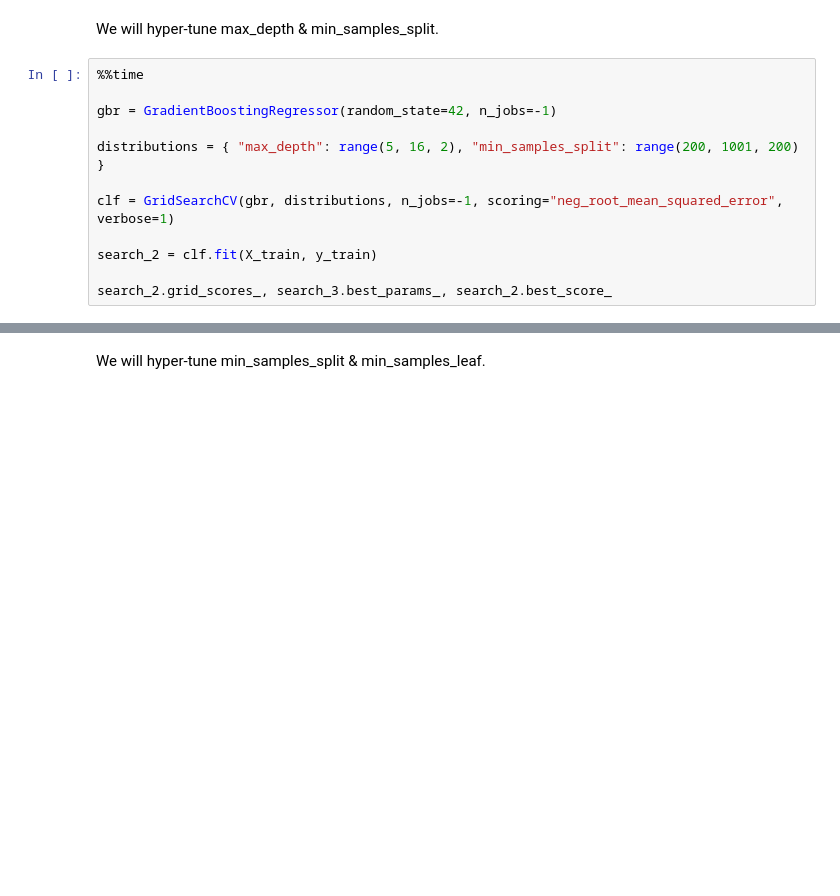
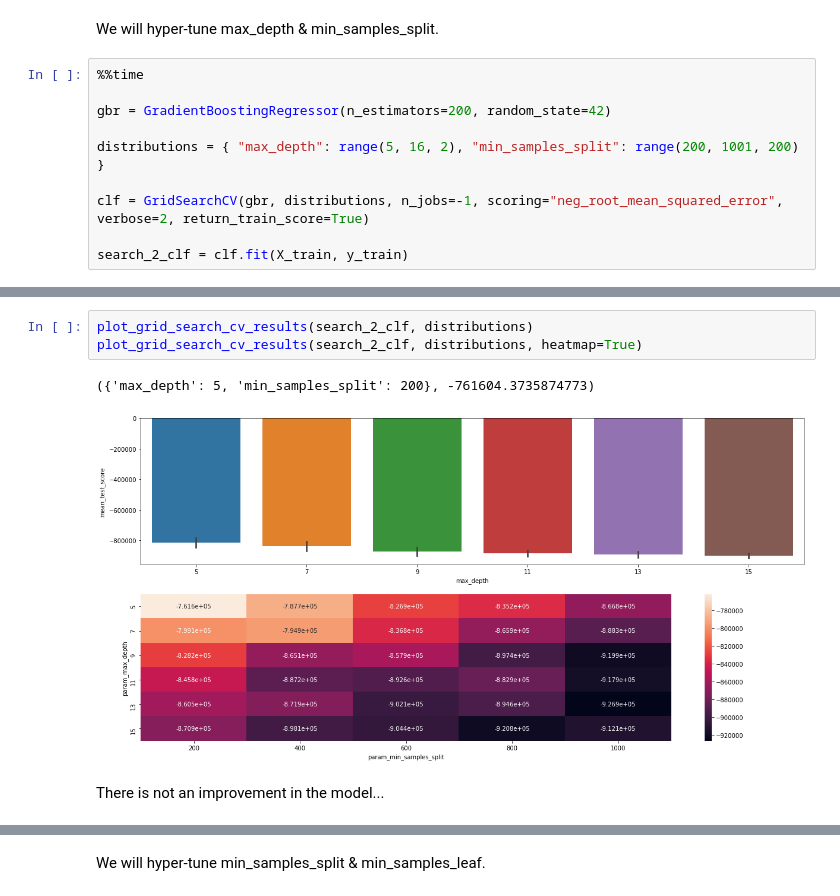
Before and after one commit to timzatko/fifa-19-dataset-machine-learning, a Jupyter notebook: notebooks/13_hyper_parameter_tuning.ipynb, the cells around one changed output, grey strips where cells are left out. Saved outputs shown, nothing was run; the diff lists cells and outputs as text; blank space fills up the shorter version.

```diff
--- a/notebooks/13_hyper_parameter_tuning.ipynb
+++ b/notebooks/13_hyper_parameter_tuning.ipynb
@@ -237,12 +263,10 @@ We will hyper-tune max_depth & min_samples_split.
 # %%
 %%time
 
-gbr = GradientBoostingRegressor(random_state=42, n_jobs=-1)
+gbr = GradientBoostingRegressor(n_estimators=200, random_state=42)
 
 distributions = { "max_depth": range(5, 16, 2), "min_samples_split": range(200, 1001, 200) }
 
-clf = GridSearchCV(gbr, distributions, n_jobs=-1, scoring="neg_root_mean_squared_error", verbose=1)
+clf = GridSearchCV(gbr, distributions, n_jobs=-1, scoring="neg_root_mean_squared_error", verbose=2, return_train_score=True)
 
-search_2 = clf.fit(X_train, y_train)
-
-search_2.grid_scores_, search_3.best_params_, search_2.best_score_
+search_2_clf = clf.fit(X_train, y_train)
@@ -248,0 +280,8 @@ search_2.grid_scores_, search_3.best_params_, search_2.best_score_
+# %%
+plot_grid_search_cv_results(search_2_clf, distributions)
+plot_grid_search_cv_results(search_2_clf, distributions, heatmap=True)
+# %% [output]
+({'max_depth': 5, 'min_samples_split': 200}, -761604.3735874773)
+[figure, added]
+# %% [markdown]
+There is not an improvement in the model...
```
Also changed, not shown: parts of 37 cells of this notebook.
